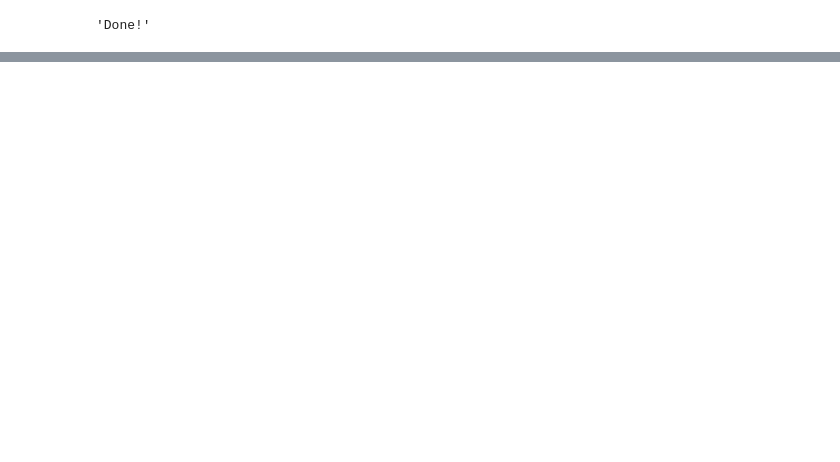
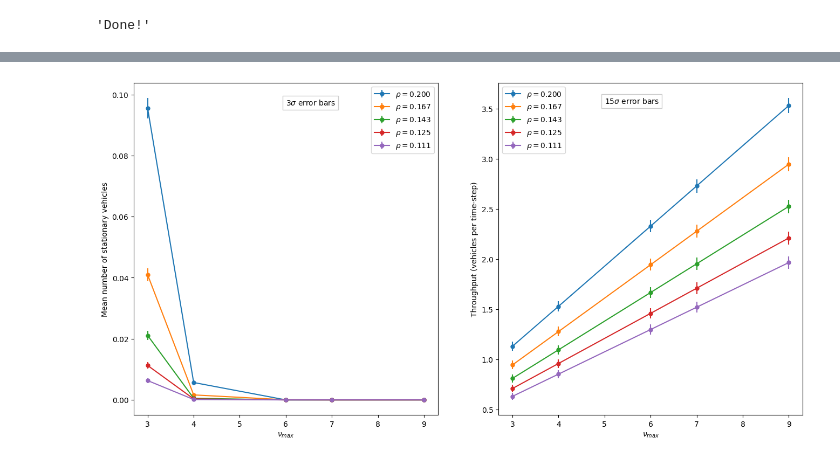
Before and after one commit to AJWestley/Nagel-Schreckenberg, a Jupyter notebook: Code/NaSch.ipynb, the cells around one changed output, grey strips where cells are left out. Cells and saved outputs as stored; diff of their text form; code cells hidden in the pictures; blank space fills up the shorter version.

```diff
--- a/Code/NaSch.ipynb
+++ b/Code/NaSch.ipynb
@@ -22,6 +22,16 @@ def generate_data(mode, file_name, *args):
     subprocess.run(run_command, shell=True, capture_output=True, text=True)
     clear_output(wait=True)
     display("Done!")
+
+def clean():
+    if os.path.exists("out.txt"):
+        os.remove("out.txt")
+
+    if os.path.exists("throughput.txt"):
+        os.remove("throughput.txt")
+
+    if os.path.exists("NaSch"):
+        os.remove("NaSch")
 # %% [markdown]
 ## Global Variables
 
@@ -30,11 +40,10 @@ Here we set up the variables which must remain consistent over all simulations.
 - **Length** : 4000 cells * 7.5 meters per cell = 30km of road.
 - **p** : All vehicles have a 50% chance of breaking.
 # %%
-
 global length
 global p
 length = 4000
-p = 0.5
+p = 0.16
 # %% [markdown]
 ## Regular Nagel-Schreckenberg Global Variables
 
@@ -43,10 +52,9 @@ Here we set up the variables which must remain constant over all the regular NaS
 - **Cells per vehicle** : Equivalent to $1 / \rho$, ranging from 2 -> 10.
 - **Velocities** : Chosen to match existing speed limits.
 # %%
-
 global regular_cells_per_vehicle
 global regular_velocities
-regular_cells_per_vehicle = list(range(2, 11))
+regular_cells_per_vehicle = list(range(2, 10))
 regular_velocities = dict(json.load(open("speeds.json")))
 # %% [markdown]
 ## Mean Stationary Vehicles and Throughput
@@ -115 +133,4 @@ Now we take a closer look at this density. More specifically, let's look at the
+# %%
+global one_over_rho
+one_over_rho = [5, 6, 7, 8, 9]
 # %%
@@ -195,0 +163,40 @@ if os.path.exists("NaSch"):
+# %%
+# Plotting for possible rhos
+
+f, (ax1, ax2) = plt.subplots(1, 2, figsize=(16, 8))
+
+for val in one_over_rho:
+    stationary_mean = []
+    throughput_mean = []
+    stationary_bars = []
+    throughput_bars = []
+    for v_max in max_velocities:
+        csv_name = f"../Data/Examine_rho{round(1/val, 3)}_vmax{v_max}.csv"
+        data = pd.read_csv(csv_name)
+        N = len(data['stationary'])
+        stationary_mean.append(np.mean(data['stationary']))
+        throughput_mean.append(np.mean(data['throughput']))
+        stationary_rms = np.sqrt(sum((1/(N-1)) * (x - stationary_mean[-1])**2 for x in data['stationary']) / N)
+        throughput_rms = np.sqrt(sum((1/(N-1)) * (x - throughput_mean[-1])**2 for x in data['throughput']) / N)
+        stationary_bars.append(3 * stationary_rms)
+        throughput_bars.append(15 * throughput_rms)
+
+    # Plot Stationary Vehicles
+    ax1.errorbar(max_velocities, stationary_mean, yerr=stationary_bars, marker='o', ms=5)
+    ax1.set(xlabel=r'$\nu_{max}$', ylabel='Mean number of stationary vehicles')
+
+    # Plot Throughput
+    ax2.errorbar(vmax, throughput_mean, yerr=throughput_bars, marker='o', ms=5)
+    ax2.set(xlabel=r'$\nu_{max}$', ylabel='Throughput (vehicles per time-step)')
+
+ax1.legend([r'$\rho = 0.200$', r'$\rho = 0.167$', r'$\rho = 0.143$', r'$\rho = 0.125$', r'$\rho = 0.111$'])
+ax1.text(6, 0.0965, r'$3\sigma$ error bars', fontsize = 10, bbox = dict(facecolor = 'white', alpha = 0.2))
+ax2.legend([r'$\rho = 0.200$', r'$\rho = 0.167$', r'$\rho = 0.143$', r'$\rho = 0.125$', r'$\rho = 0.111$'])
+ax2.text(5, 3.55, r'$15\sigma$ error bars', fontsize = 10, bbox = dict(facecolor = 'white', alpha = 0.2))
+plot_name = "../Report/Examining_rho.png"
+f.savefig(plot_name, dpi=1000, transparent=False, bbox_inches='tight')
+Image(plot_name, width=800)
+
+clean();
+# %% [output]
+[figure, added]
```
Also changed, not shown: parts of 9 cells of this notebook, 51 other files.
